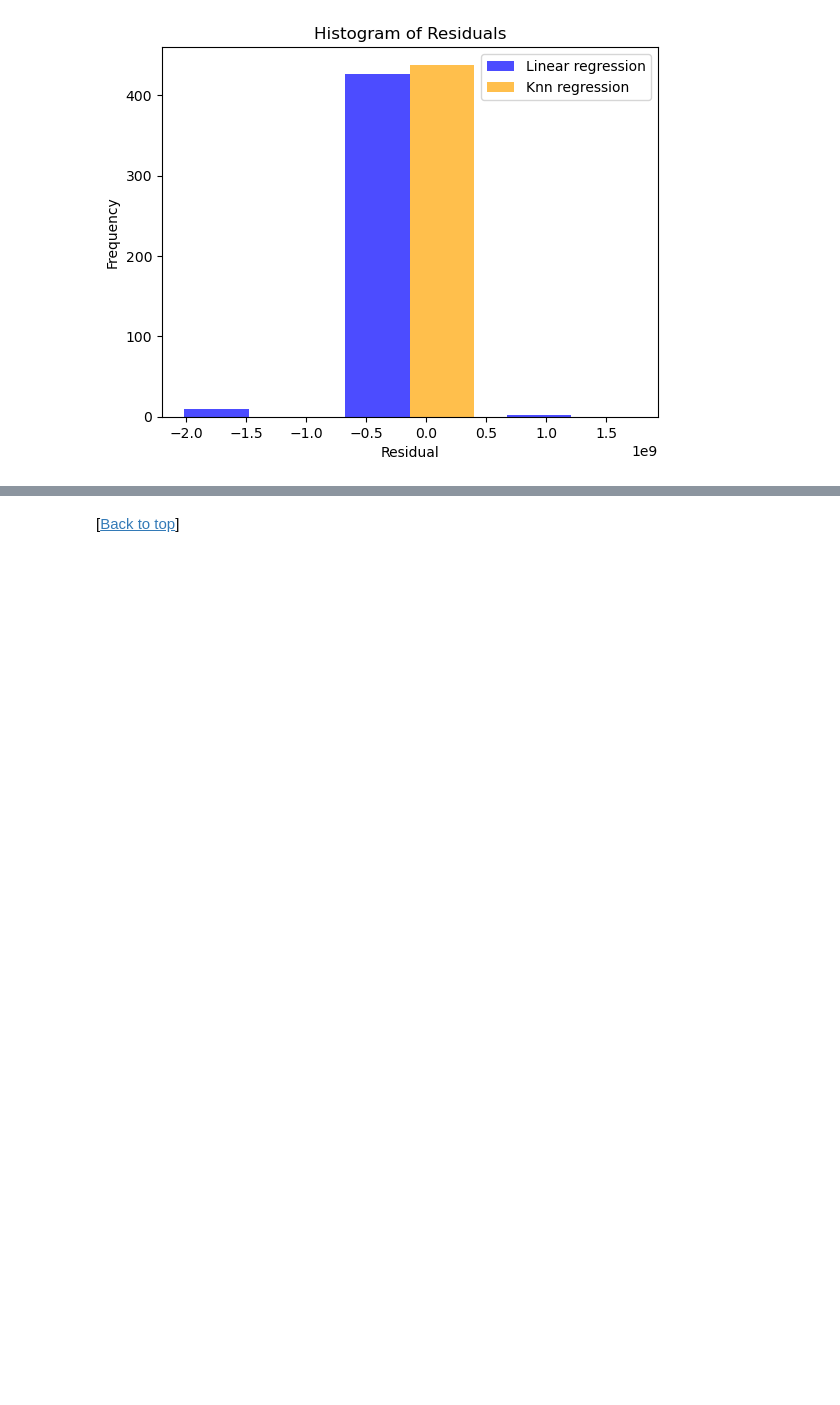
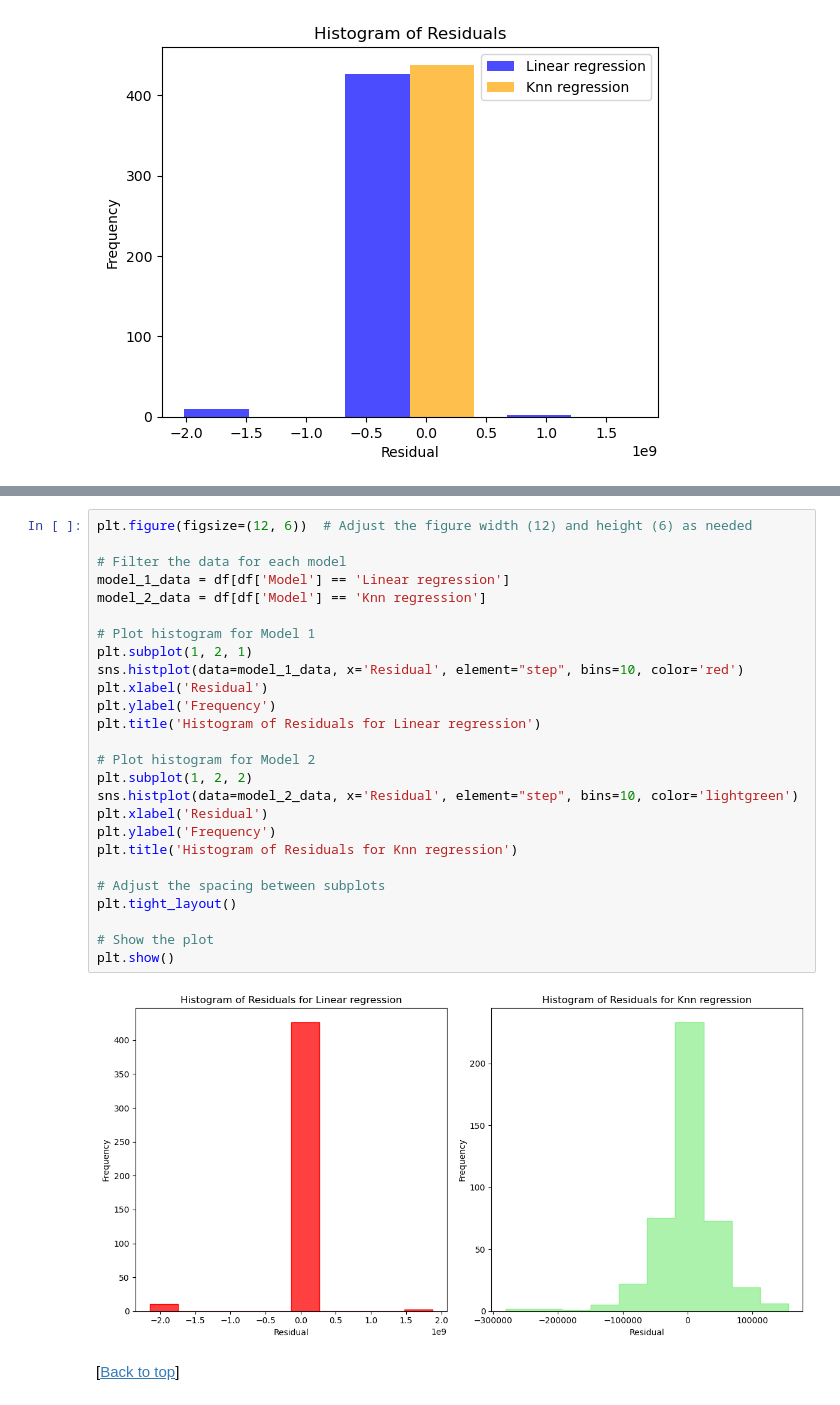
Before and after one commit to asiyashakeel78/Spring-Board, a Jupyter notebook: Capstone Project 2/House Prices Prediction-Modeling.ipynb, the cells around one changed output, grey strips where cells are left out. Drawn from its saved outputs; the diff is of its cells as text; blank space fills up the shorter version.

```diff
--- a/Capstone Project 2/House Prices Prediction-Modeling.ipynb
+++ b/Capstone Project 2/House Prices Prediction-Modeling.ipynb
@@ -501,3 +503,31 @@ plt.show()
+# %%
+plt.figure(figsize=(12, 6))  # Adjust the figure width (12) and height (6) as needed
+
+# Filter the data for each model
+model_1_data = df[df['Model'] == 'Linear regression']
+model_2_data = df[df['Model'] == 'Knn regression']
+
+# Plot histogram for Model 1
+plt.subplot(1, 2, 1)
+sns.histplot(data=model_1_data, x='Residual', element="step", bins=10, color='red')
+plt.xlabel('Residual')
+plt.ylabel('Frequency')
+plt.title('Histogram of Residuals for Linear regression')
+
+# Plot histogram for Model 2
+plt.subplot(1, 2, 2)
+sns.histplot(data=model_2_data, x='Residual', element="step", bins=10, color='lightgreen')
+plt.xlabel('Residual')
+plt.ylabel('Frequency')
+plt.title('Histogram of Residuals for Knn regression')
+
+# Adjust the spacing between subplots
+plt.tight_layout()
+
+# Show the plot
+plt.show()
+# %% [output]
+[figure, added]
 # %% [markdown]
 [<a href="#3.Modeling">Back to top</a>]
 # %% [markdown]
```
Also changed, not shown: parts of 4 cells of this notebook.
